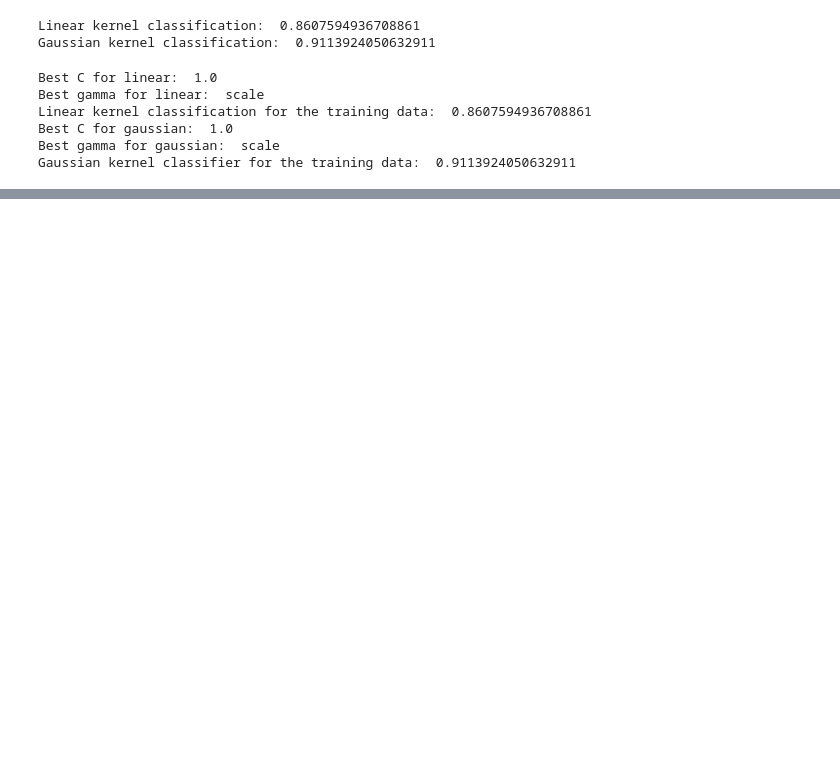
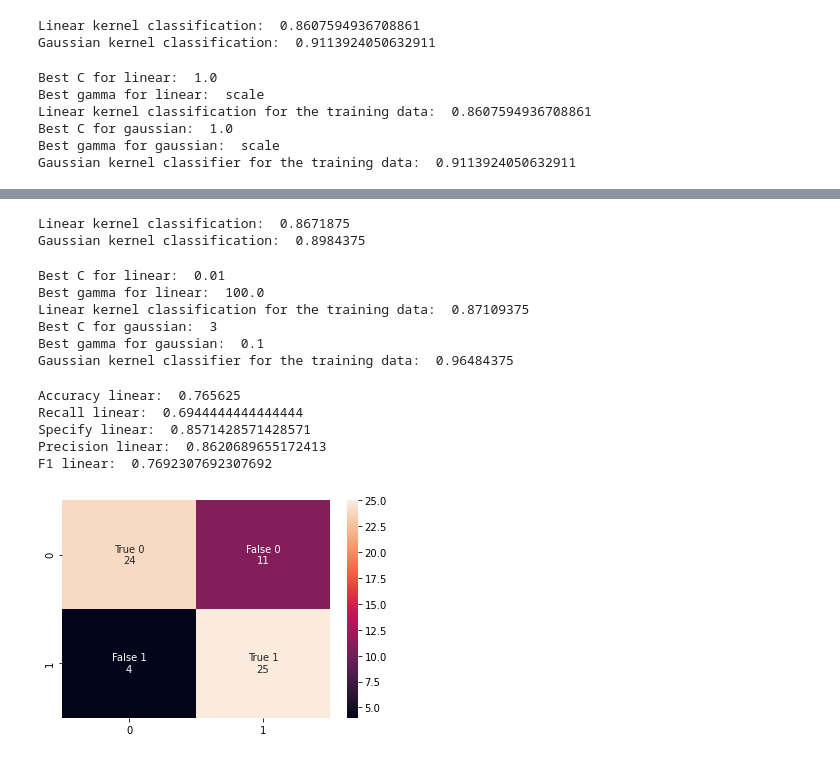
Before and after one commit to joaogomes18/Machine-Learning, a Jupyter notebook: 1stAssignment/1stAssignmentSVM.ipynb, the cells around one changed output, grey strips where cells are left out. Drawn from its saved outputs; the diff is of its cells as text; code cells hidden in the pictures; blank space fills up the shorter version.

```diff
--- a/1stAssignment/1stAssignmentSVM.ipynb
+++ b/1stAssignment/1stAssignmentSVM.ipynb
@@ -253,0 +278,71 @@ F1 gaussian:  0.8484848484848485
+# %%
+from sklearn.svm import SVC
+
+classifier = SVC(kernel="linear")
+classifier.fit(X_train,np.ravel(y_train))
+print("Linear kernel classification: ", classifier.score(X_train,y_train)) #0.875
+
+classifier = SVC(kernel="rbf")
+classifier.fit(X_train,np.ravel(y_train))
+print("Gaussian kernel classification: ", classifier.score(X_train,y_train)) #0.91796875
+# %% [output]
+Linear kernel classification:  0.8671875
+Gaussian kernel classification:  0.8984375
+# %%
+vals = [0.01,0.03,0.3,1,3,10,30]
+best_C_linear, best_gamma_linear = definingParamsLinear(X_train, y_train.ravel(), X_val, y_val.ravel(),vals)
+best_C_gaussian, best_gamma_gaussian = definingParamsGaussian(X_train, y_train.ravel(), X_val, y_val.ravel(),vals)
+print("Best C for linear: ", best_C_linear) #0.01
+print("Best gamma for linear: ", best_gamma_linear) #100.0
+classifier = SVC(C=best_C_linear, gamma=best_gamma_linear, kernel="linear")
+classifier.fit(X_train,np.ravel(y_train))
+print("Linear kernel classification for the training data: ", classifier.score(X_train,y_train)) #0.875
+
+print("Best C for gaussian: ", best_C_gaussian) #0.3
+print("Best gamma for gaussian: ", best_gamma_gaussian) #0.1
+classifier = SVC(C=best_C_gaussian, gamma=best_gamma_gaussian, kernel="rbf")
+classifier.fit(X_train,np.ravel(y_train))
+print("Gaussian kernel classifier for the training data: ", classifier.score(X_train,y_train)) #0.96484375
+# %% [output]
+Best C for linear:  0.01
+Best gamma for linear:  100.0
+Linear kernel classification for the training data:  0.87109375
+Best C for gaussian:  3
+Best gamma for gaussian:  0.1
+Gaussian kernel classifier for the training data:  0.96484375
+# %%
+from sklearn.metrics import confusion_matrix
+classifier = SVC(C=best_C_linear,gamma=best_gamma_linear, kernel="linear")
+classifier.fit(X_train,np.ravel(y_train))
+prediction = classifier.predict(X_val)
+cm_test_linear = confusion_matrix(prediction, y_val)
+
+group_names = ["True 0","False 0","False 1","True 1"]
+group_counts = ["{0:0.0f}".format(value) for value in cm_test_linear.flatten()]
+labels = [f"{v1}\n{v2}" for v1,v2 in zip(group_names,group_counts)]
+labels = np.asarray(labels).reshape(2,2)
+sns.heatmap(cm_test_linear, annot=labels, fmt="")
+
+tn_linear = cm_test_linear[0][0]
+fp_linear = cm_test_linear[1][0]
+fn_linear = cm_test_linear[0][1]
+tp_linear = cm_test_linear[1][1]
+
+accuracy_linear = (tp_linear + tn_linear) / (tp_linear + tn_linear + fp_linear + fn_linear)
+recall_linear = (tp_linear) / (tp_linear + fn_linear)
+specifity_linear = (tn_linear) / (tn_linear + fp_linear)
+precision_linear = (tp_linear) / (tp_linear + fp_linear)
+F1_linear = 2*(recall_linear * precision_linear)/(recall_linear+precision_linear)
+
+print("Accuracy linear: ", accuracy_linear) #0.78125
+print("Recall linear: ", recall_linear) #0.7777777777777778
+print("Specify linear: ", specifity_linear) #0.7857142857142857
+print("Precision linear: ", precision_linear) #0.8235294117647058
+print("F1 linear: ", F1_linear) #0.7999999999999999
+# %% [output]
+Accuracy linear:  0.765625
+Recall linear:  0.6944444444444444
+Specify linear:  0.8571428571428571
+Precision linear:  0.8620689655172413
+F1 linear:  0.7692307692307692
+[figure, added]
```
Also changed, not shown: parts of 17 cells of this notebook.
